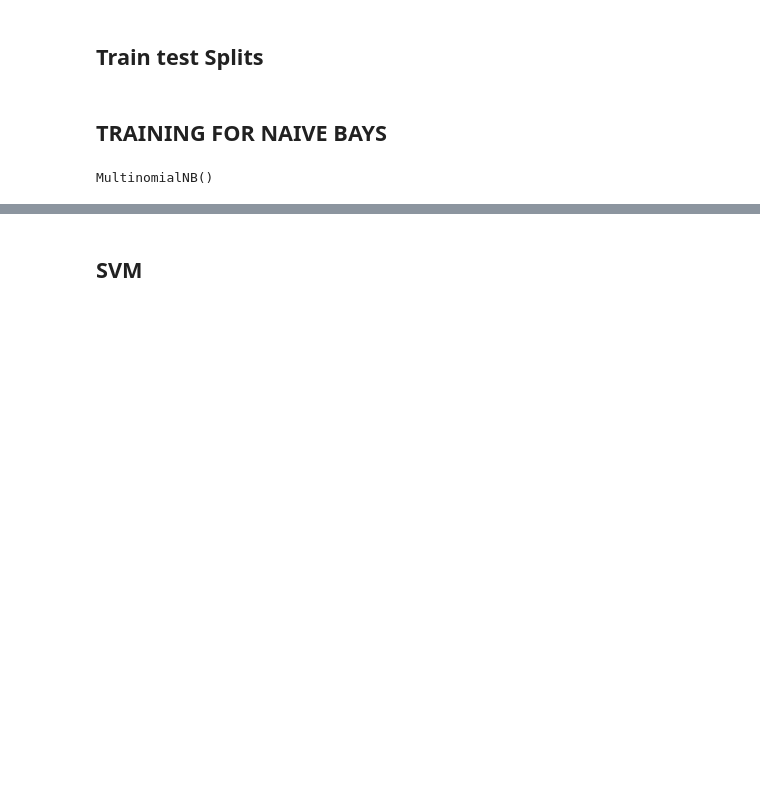
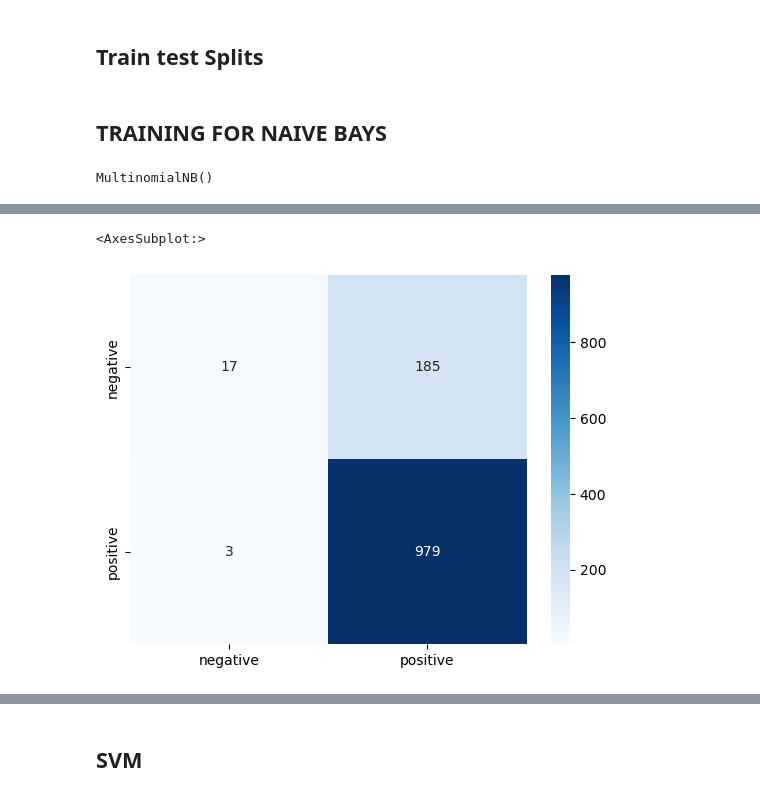
Before and after one commit to Mreeb/Sentiment-Analysis, a Jupyter notebook: PROJETT.ipynb, the cells around one changed output, grey strips where cells are left out. Saved outputs shown, nothing was run; the diff lists cells and outputs as text; code cells hidden in the pictures; blank space fills up the shorter version.

```diff
--- a/PROJETT.ipynb
+++ b/PROJETT.ipynb
@@ -271,0 +321,12 @@ weighted avg       0.46      0.51      0.46      2379
+# %%
+y_true = test_data2["sentiment"]
+y_pred = test_data2["sentiment_pred"]
+
+# Get confusion matrix
+cm = confusion_matrix(y_true, y_pred)
+
+# Plot confusion matrix with seaborn
+sns.heatmap(cm, annot=True, fmt='g', cmap="Blues", xticklabels=target_names, yticklabels=target_names)
+# %% [output]
+<AxesSubplot:>
+[figure, added]
```
Also changed, not shown: parts of 36 cells of this notebook.
